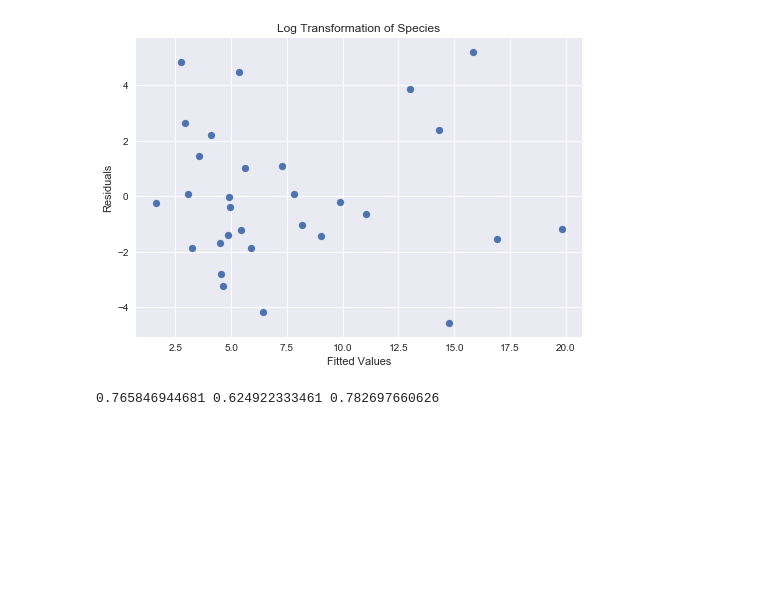
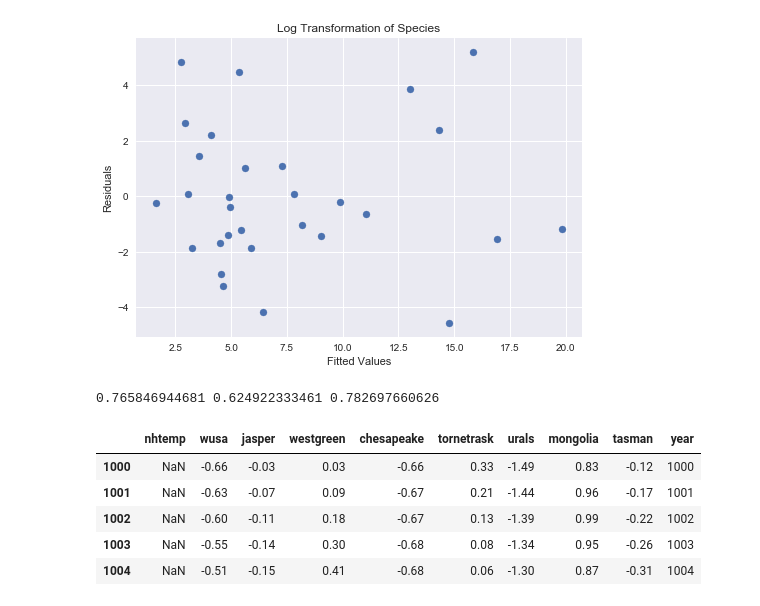
Before and after one commit to cshartrand/ISYE7401-RCode-To-Python, a Jupyter notebook: ISyE7401_PythonNotes.ipynb, the cells around one changed output. Drawn from its saved outputs; the diff is of its cells as text; code cells hidden in the pictures; blank space fills up the shorter version.

```diff
--- a/ISyE7401_PythonNotes.ipynb
+++ b/ISyE7401_PythonNotes.ipynb
@@ -224,0 +224,12 @@ print r2, r2log, r2sq
+# %%
+#Correlated Errors and Generalized Least Squares
+globwarm = pd.read_csv('globwarm.csv',index_col=0)
+globwarm.head()
+#This is a dataset on global warming from the Faraway library in R. See documentation for more details
+# %% [output]
+|  | nhtemp | wusa | jasper | westgreen | chesapeake | tornetrask | urals | mongolia | tasman | year |
+| 1000 | NaN | -0.66 | -0.03 | 0.03 | -0.66 | 0.33 | -1.49 | 0.83 | -0.12 | 1000 |
+| 1001 | NaN | -0.63 | -0.07 | 0.09 | -0.67 | 0.21 | -1.44 | 0.96 | -0.17 | 1001 |
+| 1002 | NaN | -0.60 | -0.11 | 0.18 | -0.67 | 0.13 | -1.39 | 0.99 | -0.22 | 1002 |
+| 1003 | NaN | -0.55 | -0.14 | 0.30 | -0.68 | 0.08 | -1.34 | 0.95 | -0.26 | 1003 |
+| 1004 | NaN | -0.51 | -0.15 | 0.41 | -0.68 | 0.06 | -1.30 | 0.87 | -0.31 | 1004 |
```
Also changed, not shown: parts of 8 cells of this notebook, 1 other file.
